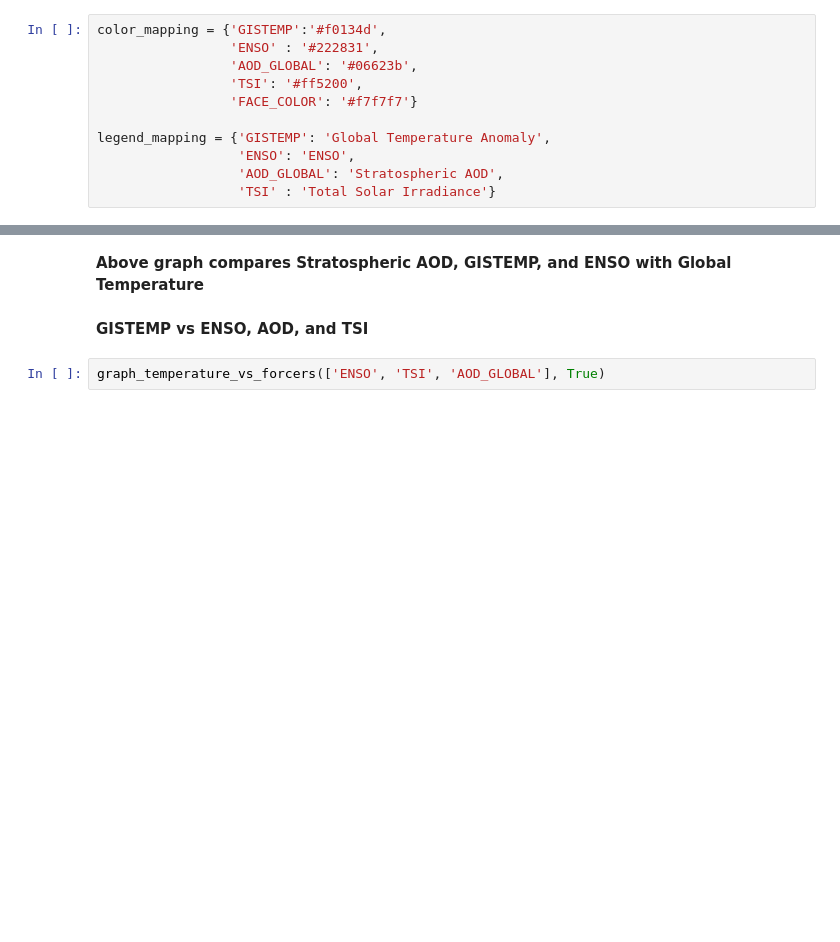
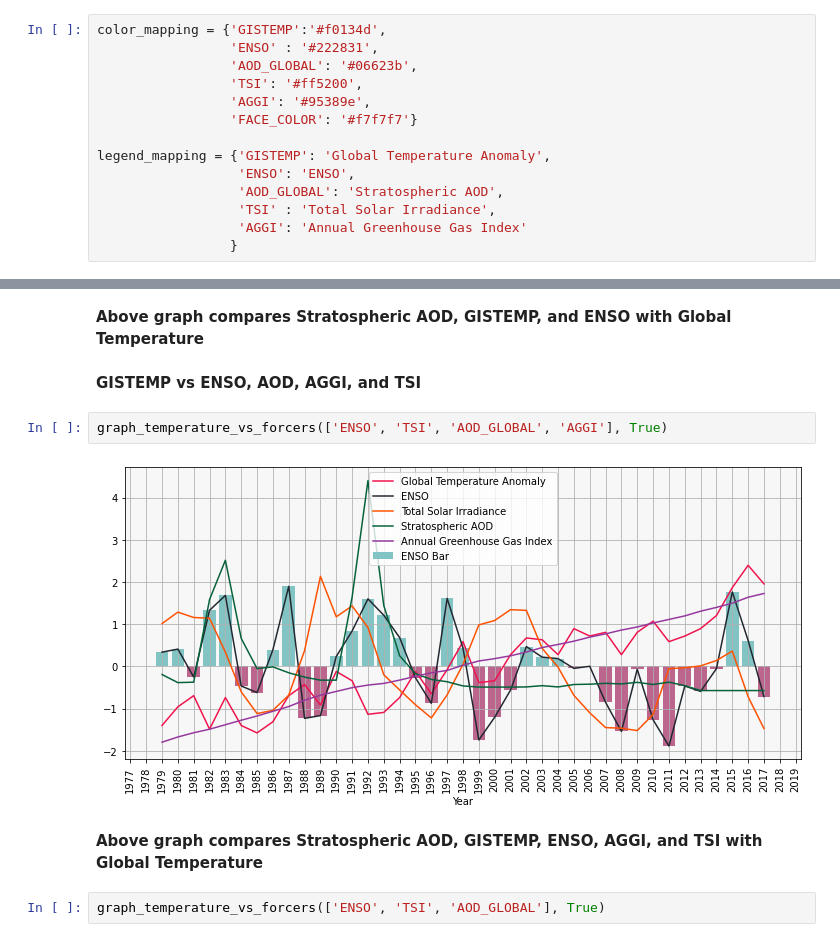
Before and after one commit to ambreen2006/Global-Temperature-Trend, a Jupyter notebook: Global Temperature Trend.ipynb, the cells around one changed output, grey strips where cells are left out. Drawn from its saved outputs; the diff is of its cells as text; blank space fills up the shorter version.

Commit message:
feat: Added AGGI timeline in the combination analysis

```diff
--- a/Global Temperature Trend.ipynb
+++ b/Global Temperature Trend.ipynb
@@ -749,12 +749,15 @@ color_mapping = {'GISTEMP':'#f0134d',
                  'ENSO' : '#222831',
                  'AOD_GLOBAL': '#06623b',
                  'TSI': '#ff5200',
+                 'AGGI': '#95389e',
                  'FACE_COLOR': '#f7f7f7'}
 
 legend_mapping = {'GISTEMP': 'Global Temperature Anomaly',
                   'ENSO': 'ENSO',
                   'AOD_GLOBAL': 'Stratospheric AOD',
-                  'TSI' : 'Total Solar Irradiance'}
+                  'TSI' : 'Total Solar Irradiance',
+                  'AGGI': 'Annual Greenhouse Gas Index'
+                 }
 # %%
 def graph_temperature_vs_forcers(forcers, enso_bar = False):
     """
@@ -806,7 +809,13 @@ graph_temperature_vs_forcers(['ENSO', 'AOD_GLOBAL'], True)
 # %% [markdown]
 **Above graph compares Stratospheric AOD, GISTEMP, and ENSO with Global Temperature**
 # %% [markdown]
-**GISTEMP vs ENSO, AOD, and TSI**
+**GISTEMP vs ENSO, AOD, AGGI, and TSI**
+# %%
+graph_temperature_vs_forcers(['ENSO', 'TSI', 'AOD_GLOBAL', 'AGGI'], True)
+# %% [output]
+[figure, added]
+# %% [markdown]
+**Above graph compares Stratospheric AOD, GISTEMP, ENSO, AGGI, and TSI with Global Temperature**
 # %%
 graph_temperature_vs_forcers(['ENSO', 'TSI', 'AOD_GLOBAL'], True)
 # %% [output]
```
Also changed, not shown: parts of 3 cells of this notebook.
